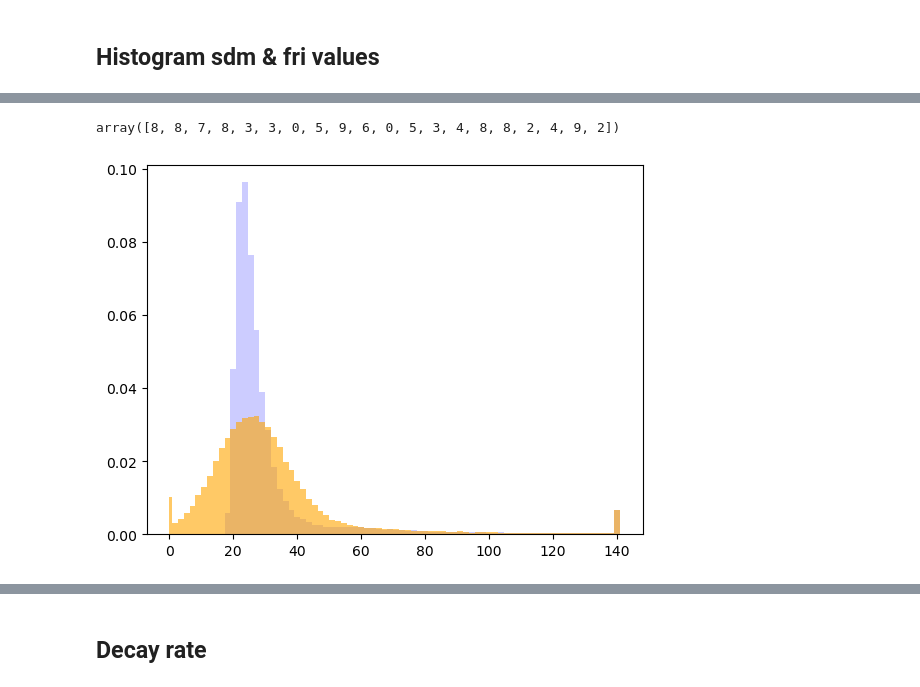
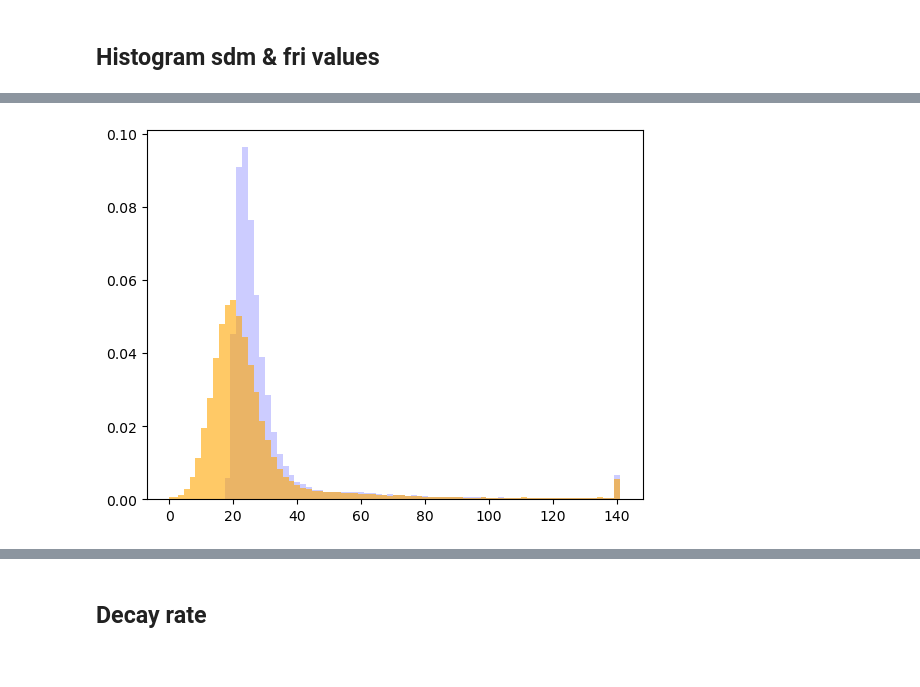
Before and after one commit to patricklawton/TecateCypress, a Jupyter notebook: sensitivity/viz.ipynb, the cells around one changed output, grey strips where cells are left out. Saved outputs shown, nothing was run; the diff lists cells and outputs as text; code cells hidden in the pictures.

```diff
--- a/sensitivity/viz.ipynb
+++ b/sensitivity/viz.ipynb
@@ -2186,7 +1989,3 @@ print(np.mean(sdm_flat))
-# %%
-rng.integers(0,10,20)
-# %% [output]
-array([8, 8, 7, 8, 3, 3, 0, 5, 9, 6, 0, 5, 3, 4, 8, 8, 2, 4, 9, 2])
 # %%
 rng = np.random.default_rng()
 ul_coord = [1500, 2800]
@@ -2199,33 +1998,33 @@ fdmfn = '../shared_maps/FDE_current_allregions.asc'
 fdm = np.loadtxt(fdmfn,skiprows=6+ul_coord[1],
                          max_rows=lr_coord[1], usecols=usecols)
 sdm, fdm = adjustmaps([sdm, fdm])
 delta_t = 30
 c = 1.42
 b_raster = delta_t / np.power(-np.log(1-fdm), 1/c)
 tau_raster = b_raster * gamma(1+1/c)
 maps_filt = (sdm > 0) & (fdm > 0)
 tau_flat = tau_raster[maps_filt]
 with sg.H5Store('shared_data.h5').open(mode='r') as sd:
     b_vec = np.array(sd['b_vec'])
 tau_vec = b_vec * gamma(1+1/c)
 tau_step = (b_vec[1]-b_vec[0]) * gamma(1+1/c)
 tau_edges = np.concatenate(([0], np.arange(tau_step/2, tau_vec[-1]+tau_step, tau_step)))
 
 '''% based'''
 # alpha_mu = 0.80 #systematic, epsilon_tau/tau_flat (before random error applied)
 # mu_tau = tau_flat * alpha_mu
 # alpha_tau = 0.0 #random, sigma_tau/tau_flat
 # sigm_tau = tau_flat * alpha_tau
 # tau_eps = rng.normal(loc=mu_tau, scale=sigm_tau)
 '''unit based'''
-mu_tau = 0
-sigm_tau = 10
+mu_tau = -5
+sigm_tau = 5
 tau_eps = rng.normal(loc=mu_tau, scale=sigm_tau, size=len(tau_flat))
 tau_uncertain = tau_flat + tau_eps
 tau_uncertain[tau_uncertain > max(tau_edges)] = max(tau_edges)
 tau_uncertain[tau_uncertain < min(tau_edges)] = min(tau_edges)
 
 tau_hist = plt.hist(np.where(tau_flat>max(tau_edges), max(tau_edges), tau_flat), bins=tau_edges, density=True, alpha=0.2, color='blue');
 tau_hist = plt.hist(tau_uncertain, bins=tau_edges, density=True, alpha=0.6, color='orange');
 # %% [output]
-[figure, old version]
+[figure, new version]
```
Also changed, not shown: parts of 57 cells of this notebook, 2 other files.
